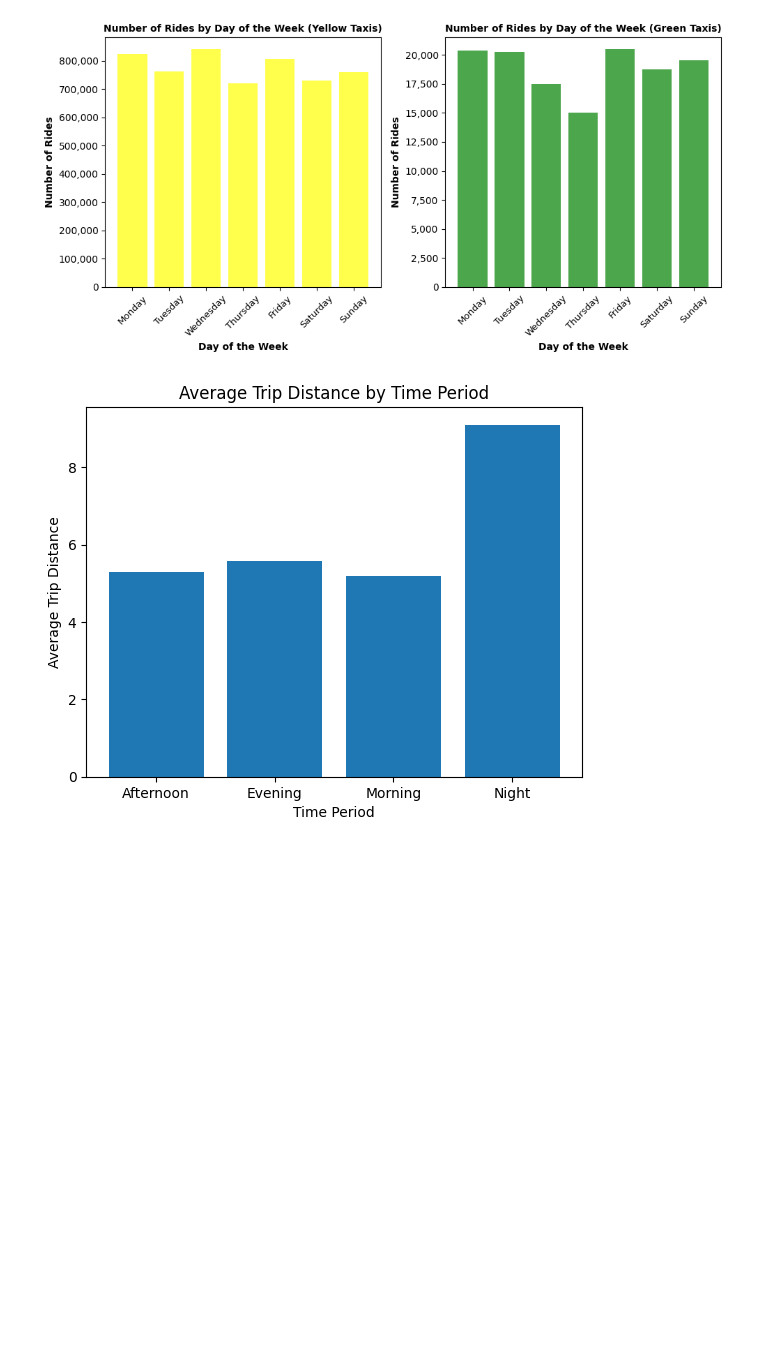
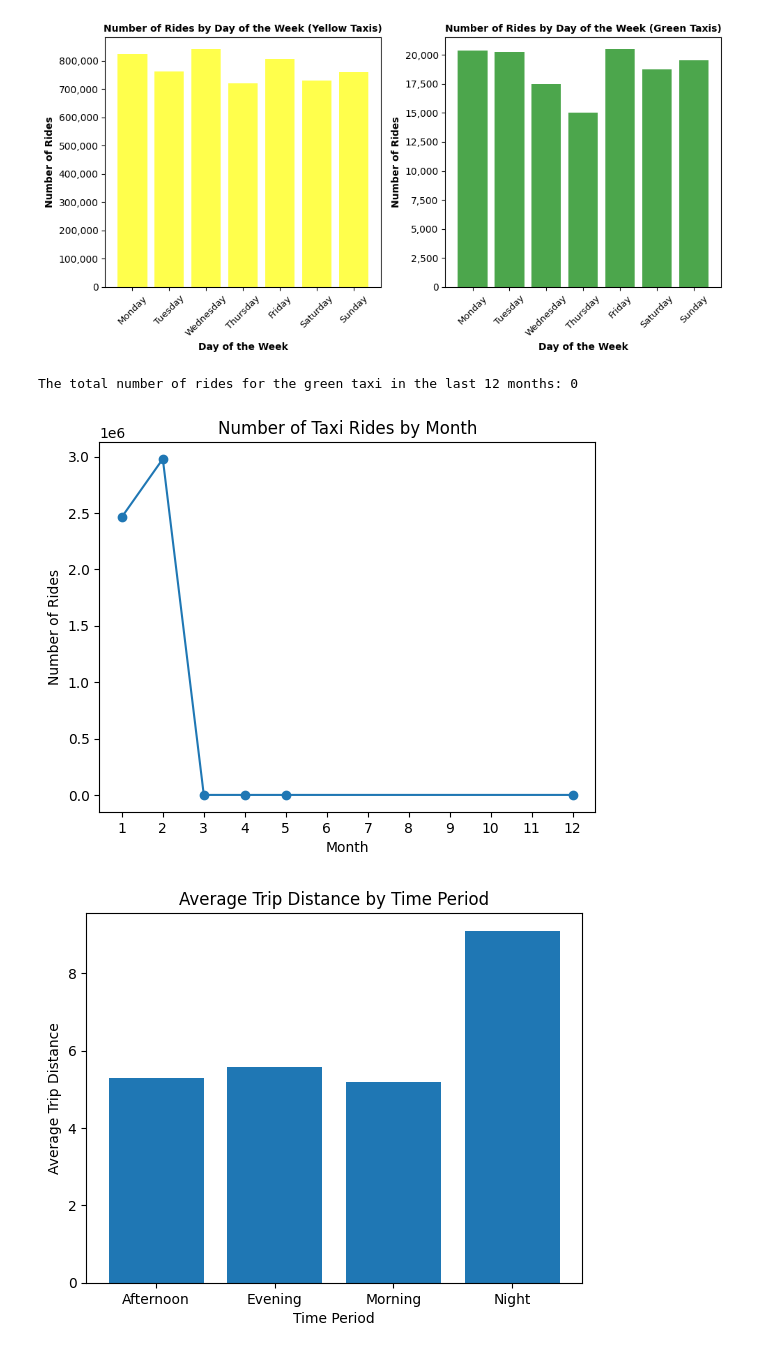
Before and after one commit to Strongside-87/Project-Delivery, a Jupyter notebook: 4_temporal_spatial_data_analysis.ipynb, the cells around one changed output. Cells and saved outputs as stored; diff of their text form; code cells hidden in the pictures; blank space fills up the shorter version.

```diff
--- a/4_temporal_spatial_data_analysis.ipynb
+++ b/4_temporal_spatial_data_analysis.ipynb
@@ -318,6 +276,50 @@ plt.tight_layout()
 plt.show()
 # %% [output]
 [figure]
+# %%
+import pandas as pd
+from datetime import datetime, timedelta
+
+# Load the green taxi dataset
+#df_green = pd.read_csv('green_taxi_data.csv')
+
+# Convert the pickup datetime column to datetime type
+df_green['lpep_pickup_datetime'] = pd.to_datetime(df_green['lpep_pickup_datetime'])
+
+# Calculate the start and end dates for the last 12 months
+end_date = datetime.now()
+start_date = end_date - timedelta(days=31)
+
+# Filter the data for the last 12 months
+filtered_green_df = df_green[(df_green['lpep_pickup_datetime'] >= start_date) & (df_green['lpep_pickup_datetime'] <= end_date)]
+
+# Count the number of rides/trips
+total_rides_last_12_months = len(filtered_green_df)
+
+print(f"The total number of rides for the green taxi in the last 12 months: {total_rides_last_12_months}")
+# %% [output]
+The total number of rides for the green taxi in the last 12 months: 0
+# %%
+import pandas as pd
+import matplotlib.pyplot as plt
+
+# Assuming your dataset is stored in a DataFrame called df_yellow
+
+# Extract the month from the pickup datetime column
+df_yellow['pickup_month'] = pd.to_datetime(df_yellow['tpep_pickup_datetime']).dt.month
+
+# Count the number of rides for each month
+rides_by_month = df_yellow['pickup_month'].value_counts().sort_index()
+
+# Plotting the number of rides by month
+plt.plot(rides_by_month.index, rides_by_month.values, marker='o')
+plt.xlabel('Month')
+plt.ylabel('Number of Rides')
+plt.title('Number of Taxi Rides by Month')
+plt.xticks(range(1, 13))  # Assuming the months are represented as integers from 1 to 12
+plt.show()
+# %% [output]
+[figure, added]
 # %%
 import pandas as pd
 import matplotlib.pyplot as plt
```
Also changed, not shown: parts of 1 cell of this notebook, 1 other file.
